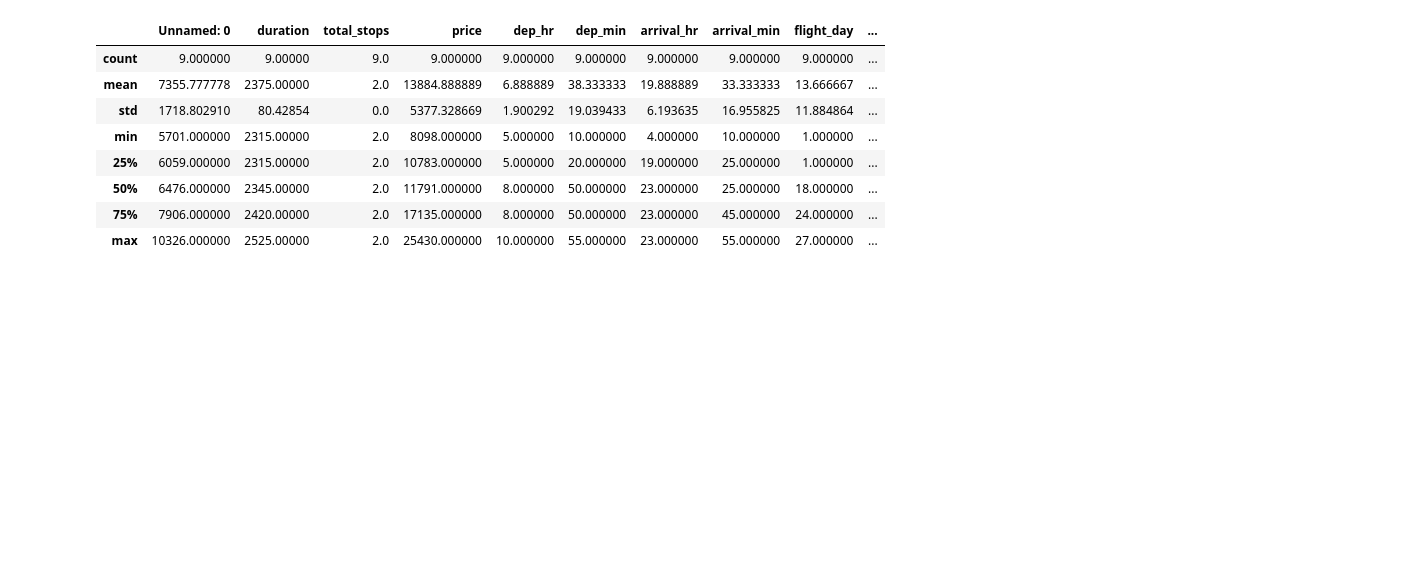
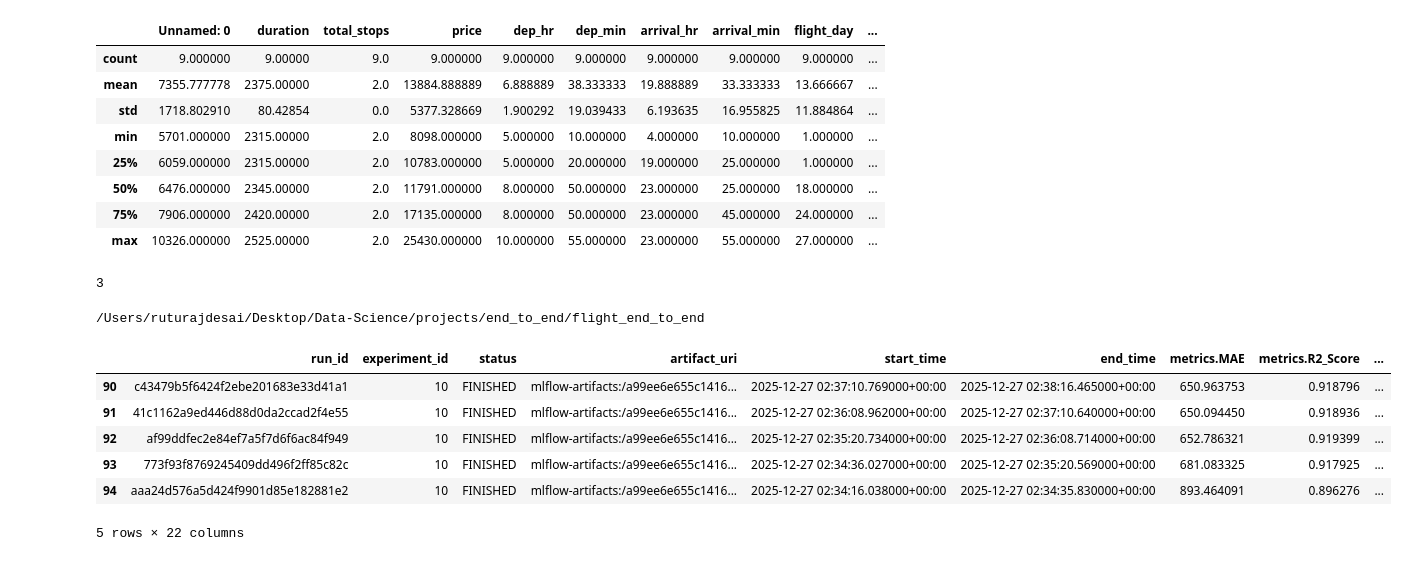
Before and after one commit to Rutu-RD/flight_prediction, a Jupyter notebook: notebooks/notebook_01.ipynb, the cells around one changed output. Drawn from its saved outputs; the diff is of its cells as text; code cells hidden in the pictures; blank space fills up the shorter version.

```diff
--- a/notebooks/notebook_01.ipynb
+++ b/notebooks/notebook_01.ipynb
@@ -401,3 +403,26 @@ filtered_df.describe()
 | 50% | 6476.000000 | 2345.00000 | 2.0 | 11791.000000 | 8.000000 | 50.000000 | 23.000000 | 25.000000 | 18.000000 | ... |
 | 75% | 7906.000000 | 2420.00000 | 2.0 | 17135.000000 | 8.000000 | 50.000000 | 23.000000 | 45.000000 | 24.000000 | ... |
 | max | 10326.000000 | 2525.00000 | 2.0 | 25430.000000 | 10.000000 | 55.000000 | 23.000000 | 55.000000 | 27.000000 | ... |
+# %%
+1+2
+# %% [output]
+3
+# %%
+print(os.getcwd())
+# %% [output]
+/Users/ruturajdesai/Desktop/Data-Science/projects/end_to_end/flight_end_to_end
+# %%
+path=os.getcwd()
+df=pd.read_csv(path+'/flight_prediction/models/reports/experiments_run_df/hyperparameter_tuning_runs.csv')
+xgb_df=df[df['parent_run_name']=='xgboost_hyperparameter_tuning']
+rf_df=df[df['parent_run_name']=='rf_hyperparameter_tuning']
+# %%
+rf_df.head()
+# %% [output]
+|  | run_id | experiment_id | status | artifact_uri | start_time | end_time | metrics.MAE | metrics.R2_Score | ... |
+| 90 | c43479b5f6424f2ebe201683e33d41a1 | 10 | FINISHED | mlflow-artifacts:/a99ee6e655c1416... | 2025-12-27 02:37:10.769000+00:00 | 2025-12-27 02:38:16.465000+00:00 | 650.963753 | 0.918796 | ... |
+| 91 | 41c1162a9ed446d88d0da2ccad2f4e55 | 10 | FINISHED | mlflow-artifacts:/a99ee6e655c1416... | 2025-12-27 02:36:08.962000+00:00 | 2025-12-27 02:37:10.640000+00:00 | 650.094450 | 0.918936 | ... |
+| 92 | af99ddfec2e84ef7a5f7d6f6ac84f949 | 10 | FINISHED | mlflow-artifacts:/a99ee6e655c1416... | 2025-12-27 02:35:20.734000+00:00 | 2025-12-27 02:36:08.714000+00:00 | 652.786321 | 0.919399 | ... |
+| 93 | 773f93f8769245409dd496f2ff85c82c | 10 | FINISHED | mlflow-artifacts:/a99ee6e655c1416... | 2025-12-27 02:34:36.027000+00:00 | 2025-12-27 02:35:20.569000+00:00 | 681.083325 | 0.917925 | ... |
+| 94 | aaa24d576a5d424f9901d85e182881e2 | 10 | FINISHED | mlflow-artifacts:/a99ee6e655c1416... | 2025-12-27 02:34:16.038000+00:00 | 2025-12-27 02:34:35.830000+00:00 | 893.464091 | 0.896276 | ... |
+5 rows × 22 columns
```
Also changed, not shown: parts of 4 cells of this notebook, 8 other files.
